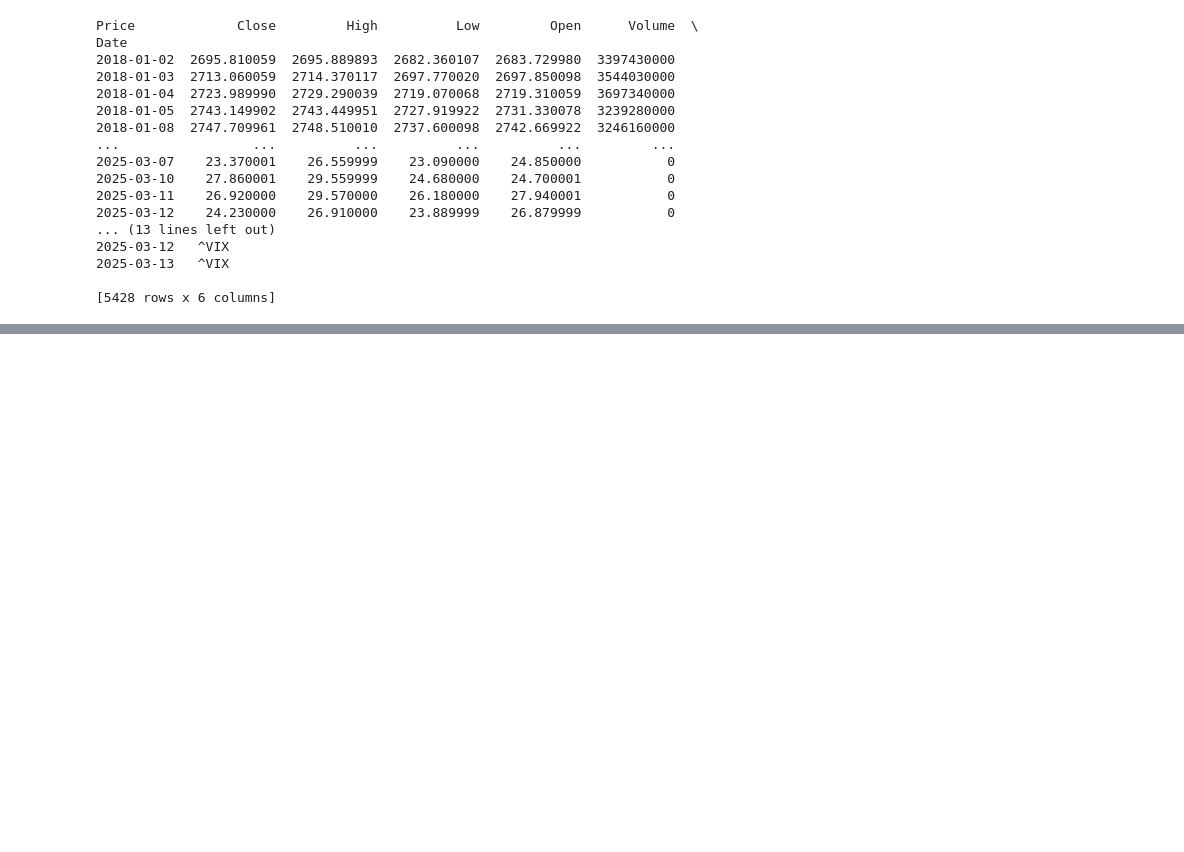
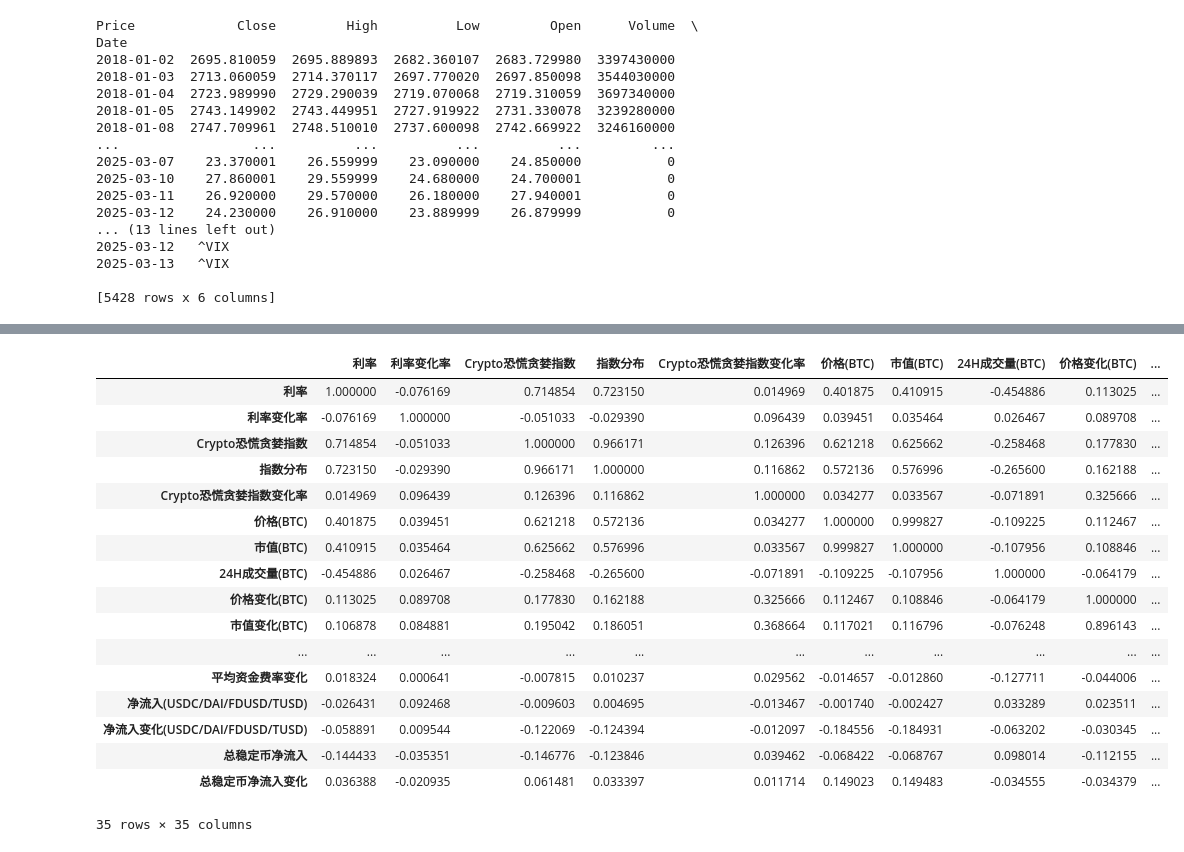
Before and after one commit to looikaizhi/PKUB, a Jupyter notebook: analysis.ipynb, the cells around one changed output, grey strips where cells are left out. Cells and saved outputs as stored; diff of their text form; code cells hidden in the pictures; blank space fills up the shorter version.

```diff
--- a/analysis.ipynb
+++ b/analysis.ipynb
@@ -798,0 +1036,19 @@ df_UsIndex
+# %%
+# 存储所有事件窗口的日期
+all_event_windows = pd.Series(dtype='datetime64[ns]')
+event_dates = fed_rate_change['date']
+event_dates = event_dates[(event_dates>df_merged.index[0]) & (event_dates<df_merged.index[-1])]
+event_dates = pd.to_datetime(event_dates)
+
+# 遍历每个事件日期，生成前后7天区间
+for event_date in event_dates:
+    window = pd.date_range(event_date - pd.Timedelta(days=7), event_date + pd.Timedelta(days=7))
+    all_event_windows = pd.concat([all_event_windows,pd.Series(window)])
+
+# 去重
+all_event_windows = all_event_windows.drop_duplicates().reset_index(drop=True)
+
+df_event = df_merged.copy()
+df_event.index = pd.to_datetime(df_event.index)
+event_window_data = df_event[df_event.index.isin(all_event_windows)]
+event_window_data
@@ -798,0 +1070,21 @@ df_UsIndex
+# %%
+event_window_data.corr()
+# %% [output]
+|  | 利率 | 利率变化率 | Crypto恐慌贪婪指数 | 指数分布 | Crypto恐慌贪婪指数变化率 | 价格(BTC) | 市值(BTC) | 24H成交量(BTC) | 价格变化(BTC) | ... |
+| 利率 | 1.000000 | -0.076169 | 0.714854 | 0.723150 | 0.014969 | 0.401875 | 0.410915 | -0.454886 | 0.113025 | ... |
+| 利率变化率 | -0.076169 | 1.000000 | -0.051033 | -0.029390 | 0.096439 | 0.039451 | 0.035464 | 0.026467 | 0.089708 | ... |
+| Crypto恐慌贪婪指数 | 0.714854 | -0.051033 | 1.000000 | 0.966171 | 0.126396 | 0.621218 | 0.625662 | -0.258468 | 0.177830 | ... |
+| 指数分布 | 0.723150 | -0.029390 | 0.966171 | 1.000000 | 0.116862 | 0.572136 | 0.576996 | -0.265600 | 0.162188 | ... |
+| Crypto恐慌贪婪指数变化率 | 0.014969 | 0.096439 | 0.126396 | 0.116862 | 1.000000 | 0.034277 | 0.033567 | -0.071891 | 0.325666 | ... |
+| 价格(BTC) | 0.401875 | 0.039451 | 0.621218 | 0.572136 | 0.034277 | 1.000000 | 0.999827 | -0.109225 | 0.112467 | ... |
+| 市值(BTC) | 0.410915 | 0.035464 | 0.625662 | 0.576996 | 0.033567 | 0.999827 | 1.000000 | -0.107956 | 0.108846 | ... |
+| 24H成交量(BTC) | -0.454886 | 0.026467 | -0.258468 | -0.265600 | -0.071891 | -0.109225 | -0.107956 | 1.000000 | -0.064179 | ... |
+| 价格变化(BTC) | 0.113025 | 0.089708 | 0.177830 | 0.162188 | 0.325666 | 0.112467 | 0.108846 | -0.064179 | 1.000000 | ... |
+| 市值变化(BTC) | 0.106878 | 0.084881 | 0.195042 | 0.186051 | 0.368664 | 0.117021 | 0.116796 | -0.076248 | 0.896143 | ... |
+| ... | ... | ... | ... | ... | ... | ... | ... | ... | ... | ... |
+| 平均资金费率变化 | 0.018324 | 0.000641 | -0.007815 | 0.010237 | 0.029562 | -0.014657 | -0.012860 | -0.127711 | -0.044006 | ... |
+| 净流入(USDC/DAI/FDUSD/TUSD) | -0.026431 | 0.092468 | -0.009603 | 0.004695 | -0.013467 | -0.001740 | -0.002427 | 0.033289 | 0.023511 | ... |
+| 净流入变化(USDC/DAI/FDUSD/TUSD) | -0.058891 | 0.009544 | -0.122069 | -0.124394 | -0.012097 | -0.184556 | -0.184931 | -0.063202 | -0.030345 | ... |
+| 总稳定币净流入 | -0.144433 | -0.035351 | -0.146776 | -0.123846 | 0.039462 | -0.068422 | -0.068767 | 0.098014 | -0.112155 | ... |
+| 总稳定币净流入变化 | 0.036388 | -0.020935 | 0.061481 | 0.033397 | 0.011714 | 0.149023 | 0.149483 | -0.034555 | -0.034379 | ... |
+35 rows × 35 columns
```
Also changed, not shown: parts of 16 cells of this notebook.
